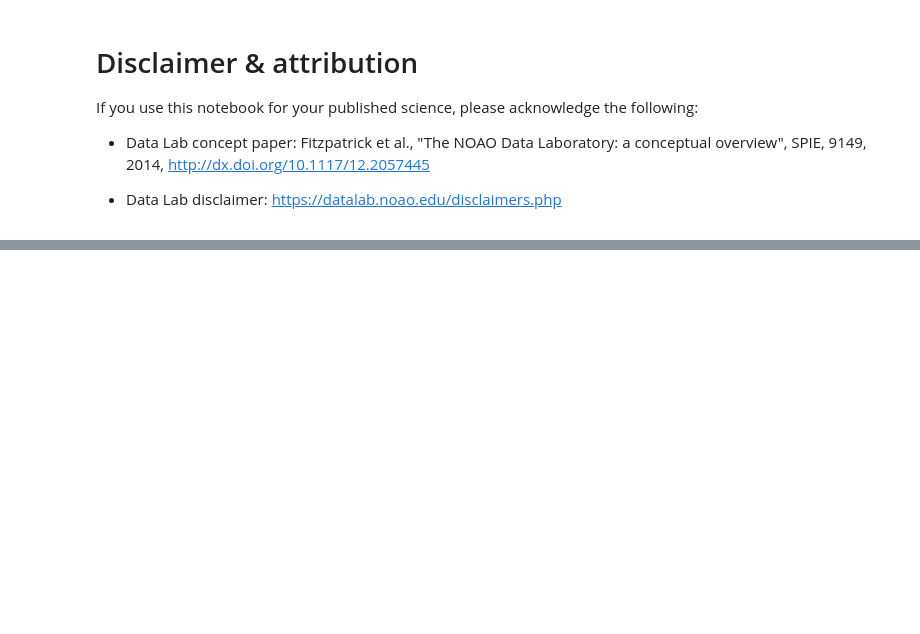
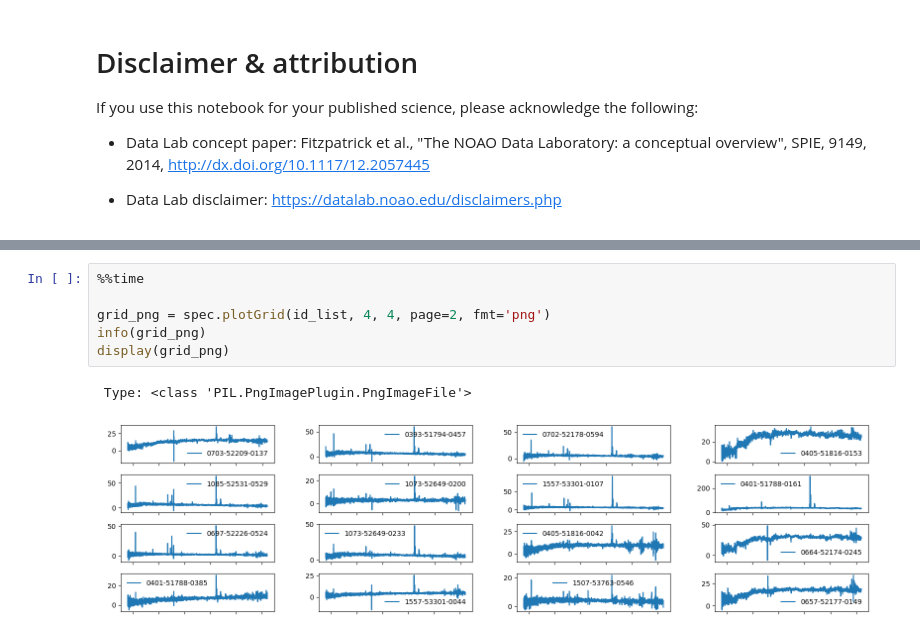
Before and after one commit to mjfitzpatrick/specserver, a Jupyter notebook: doc/SDSS_client_v2.ipynb, the cells around one changed output, grey strips where cells are left out. Cells and saved outputs as stored; diff of their text form; blank space fills up the shorter version.

```diff
--- a/doc/SDSS_client_v2.ipynb
+++ b/doc/SDSS_client_v2.ipynb
@@ -296,0 +537,9 @@ plt.plot(x, np.sin(x)+np.cos(x), '+');
+# %%
+%%time
+
+grid_png = spec.plotGrid(id_list, 4, 4, page=2, fmt='png')
+info(grid_png)
+display(grid_png)
+# %% [output]
+ Type: <class 'PIL.PngImagePlugin.PngImageFile'>
+[figure, added]
```
Also changed, not shown: parts of 85 cells of this notebook, 4 other files.
